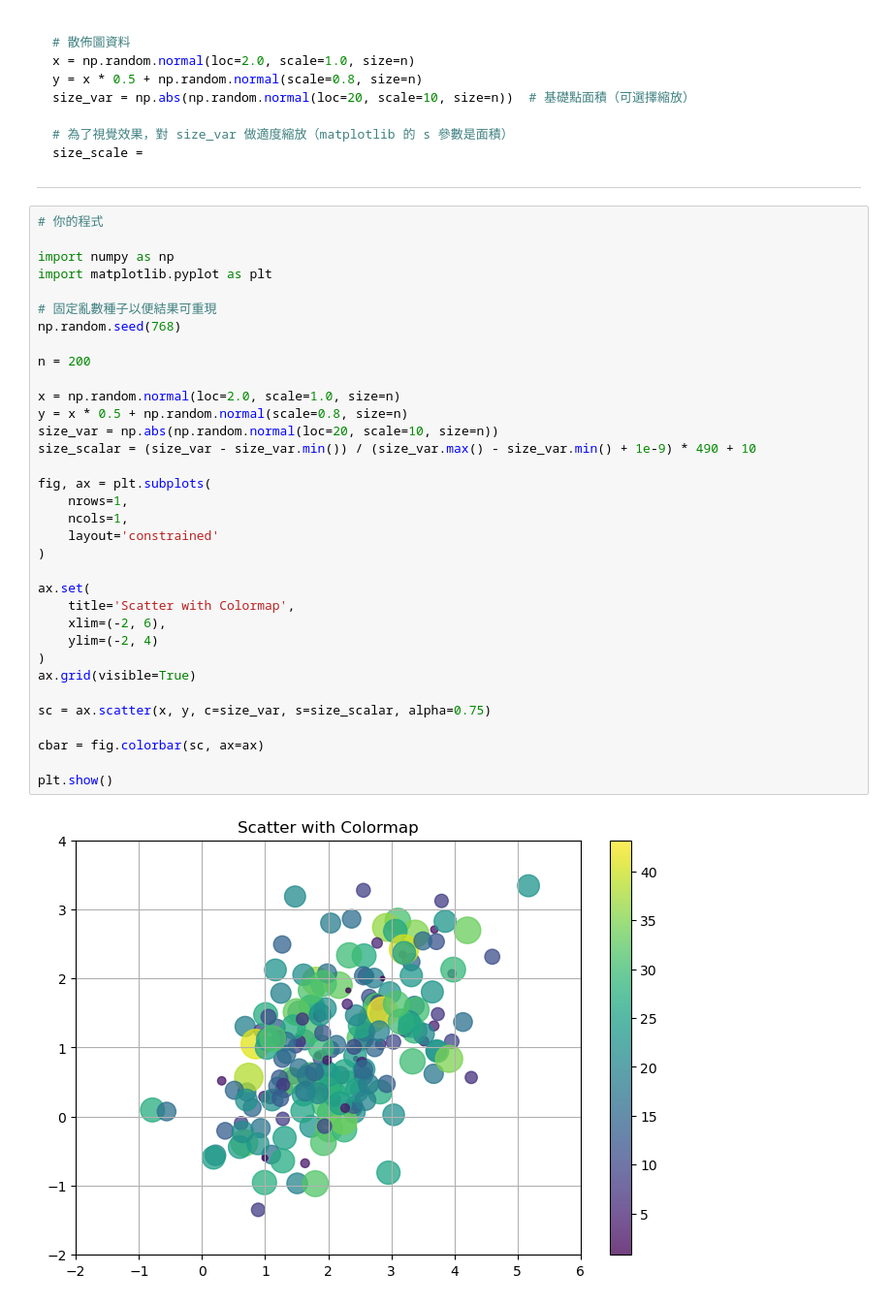
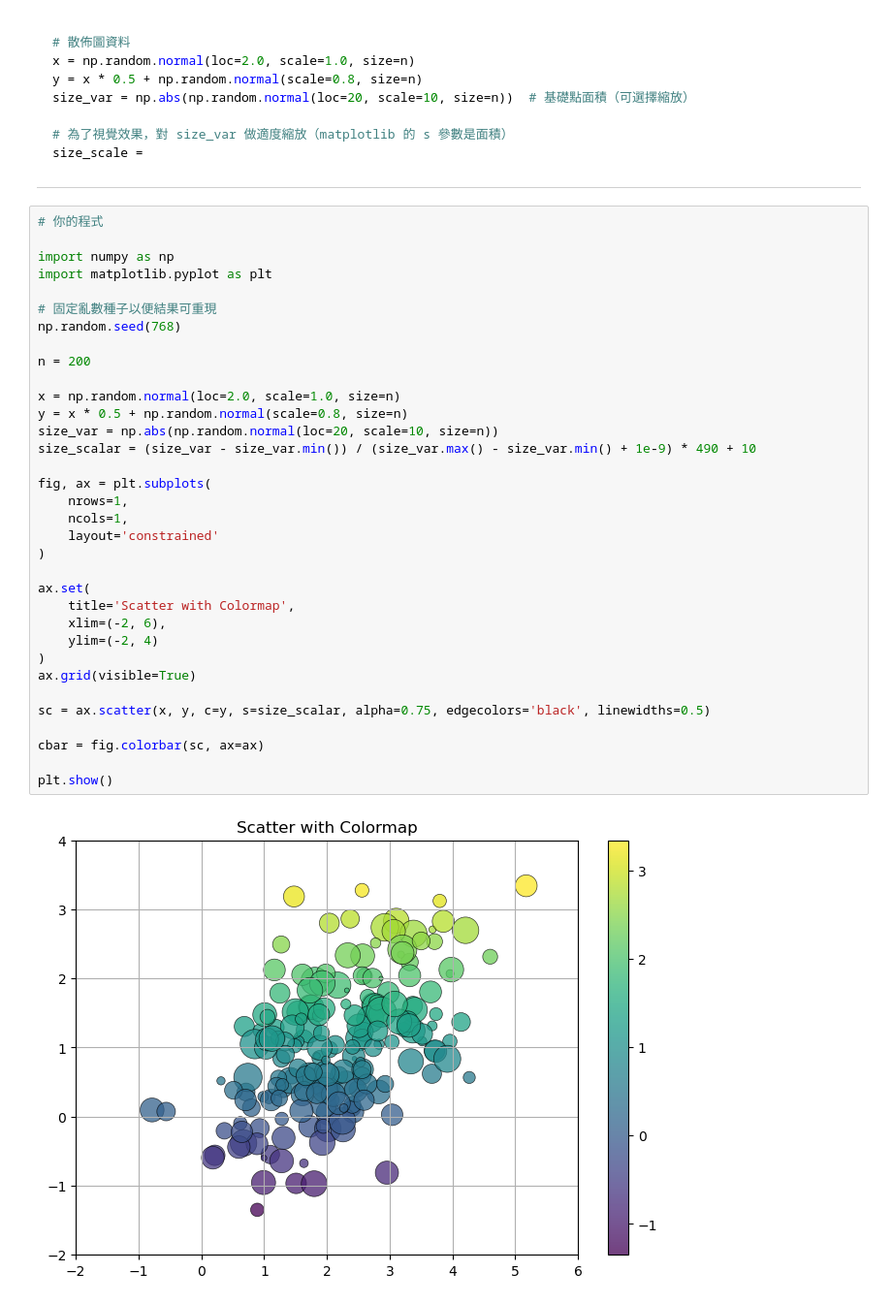
Before and after one commit to IntroDS-2025f/github-hw-1-Max-00000, a Jupyter notebook: matplot_test1.ipynb, the cells around one changed output. Shown at 97% size. Saved outputs shown, nothing was run; the diff lists cells and outputs as text.

```diff
--- a/matplot_test1.ipynb
+++ b/matplot_test1.ipynb
@@ -90,32 +90,32 @@ import numpy as np
 import matplotlib.pyplot as plt
 
 # 固定亂數種子以便結果可重現
 np.random.seed(768)
 
 n = 200
 
 x = np.random.normal(loc=2.0, scale=1.0, size=n)
 y = x * 0.5 + np.random.normal(scale=0.8, size=n)
 size_var = np.abs(np.random.normal(loc=20, scale=10, size=n))
 size_scalar = (size_var - size_var.min()) / (size_var.max() - size_var.min() + 1e-9) * 490 + 10
 
 fig, ax = plt.subplots(
     nrows=1,
     ncols=1,
     layout='constrained'
 )
 
 ax.set(
     title='Scatter with Colormap',
     xlim=(-2, 6),
     ylim=(-2, 4)
 )
 ax.grid(visible=True)
 
-sc = ax.scatter(x, y, c=size_var, s=size_scalar, alpha=0.75)
+sc = ax.scatter(x, y, c=y, s=size_scalar, alpha=0.75, edgecolors='black', linewidths=0.5)
 
 cbar = fig.colorbar(sc, ax=ax)
 
 plt.show()
 # %% [output]
-[figure, old version]
+[figure, new version]
```
Also changed, not shown: parts of 1 cell of this notebook.
